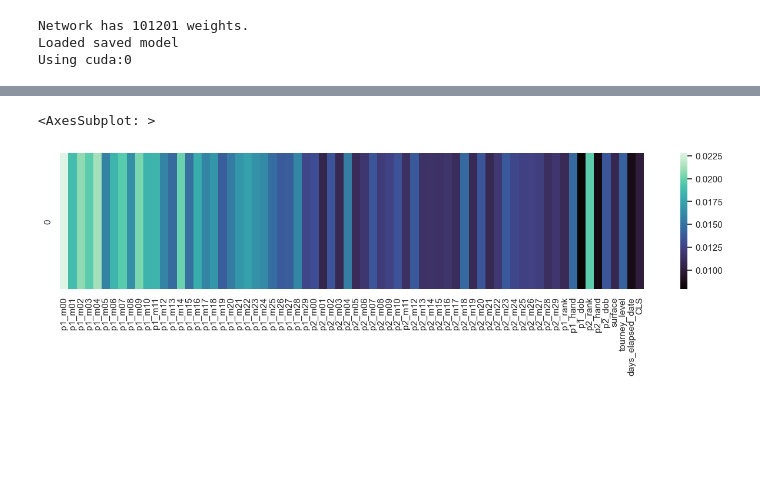
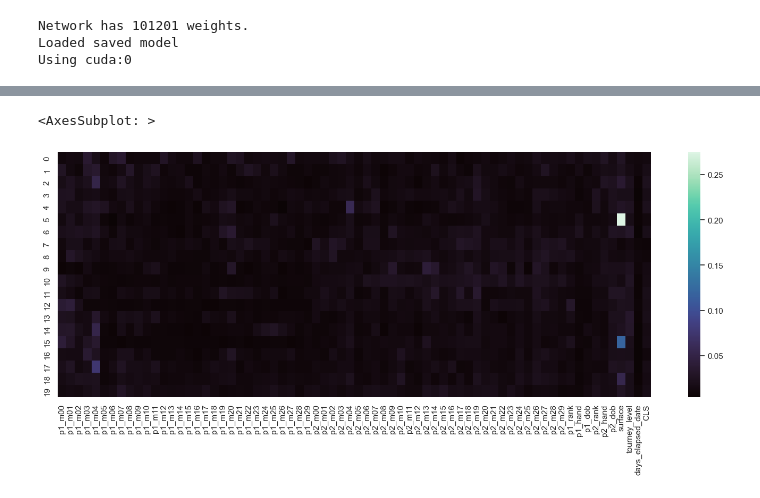
Before and after one commit to DoubleSec/washed-net, a Jupyter notebook: dev_notebooks/hybrid_data_testing.ipynb, the cells around one changed output, grey strips where cells are left out. Drawn from its saved outputs; the diff is of its cells as text; code cells hidden in the pictures; blank space fills up the shorter version.

Commit message:
more attention stuff

```diff
--- a/dev_notebooks/hybrid_data_testing.ipynb
+++ b/dev_notebooks/hybrid_data_testing.ipynb
@@ -175,11 +177,12 @@ sns.heatmap(
 # %%
-# Horrible
+# By observation
 
 # Let's try to get total attention weight. I think this does make sense.
-total_weight = diag.total_attention(save_output.outputs)[[-1], :]
+# Select the first five observations in the batch, then every head, then the CLS token position.
+total_weight = diag.total_attention(save_output.outputs)[0:20, 0, -1, :]
 
-sns.set(rc={'figure.figsize':(16, 3)})
+sns.set(rc={'figure.figsize':(18, 6)})
 sns.heatmap(data=total_weight.cpu().detach(), xticklabels=whole_net.name_positions(), cmap="mako")
 # %% [output]
 <AxesSubplot: >
-[figure, old version]
+[figure, new version]
```
Also changed, not shown: parts of 5 cells of this notebook, 2 other files.
